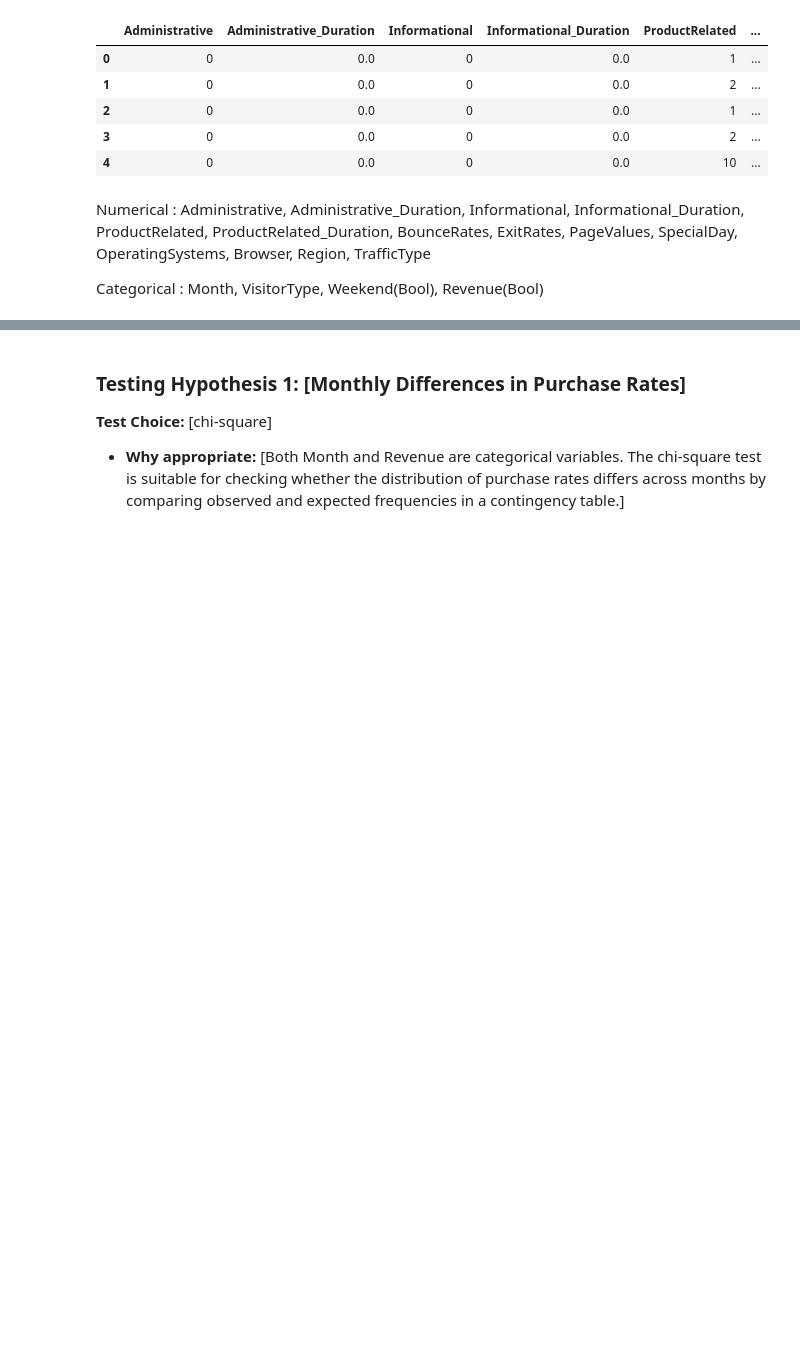
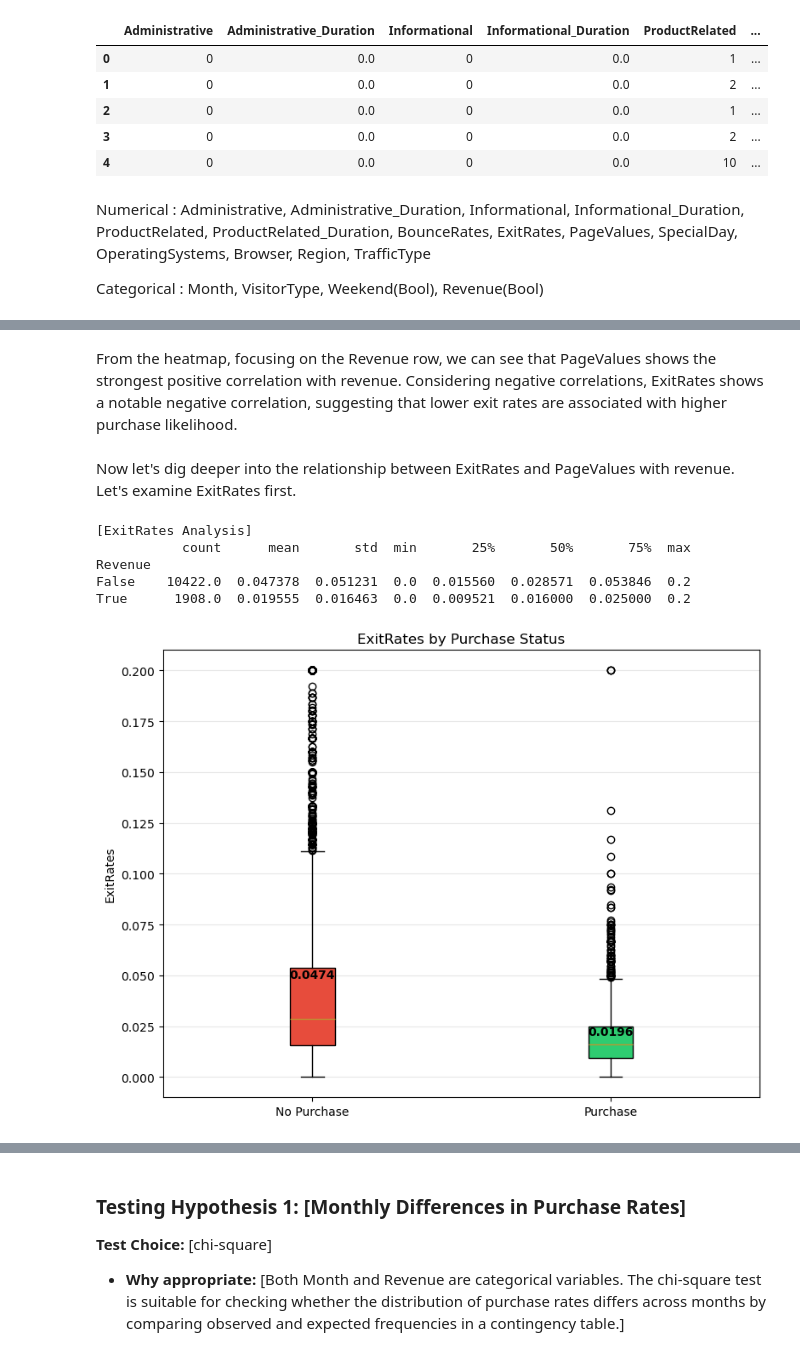
Before and after one commit to zachxwalton/spark-seprep, a Jupyter notebook: student-work/assignment-5/assignment5-Junyoung_Seo.ipynb, the cells around one changed output, grey strips where cells are left out. Drawn from its saved outputs; the diff is of its cells as text; code cells hidden in the pictures; blank space fills up the shorter version.

```diff
--- a/student-work/assignment-5/assignment5-Junyoung_Seo.ipynb
+++ b/student-work/assignment-5/assignment5-Junyoung_Seo.ipynb
@@ -297,0 +218,39 @@ Product-Related Behavior: Purchasing users view and spend more time on product-r
+# %% [markdown]
+From the heatmap, focusing on the Revenue row, we can see that PageValues shows the strongest positive correlation with revenue. Considering negative correlations, ExitRates shows a notable negative correlation, suggesting that lower exit rates are associated with higher purchase likelihood.
+# %% [markdown]
+Now let's dig deeper into the relationship between ExitRates and PageValues with revenue. Let's examine ExitRates first.
+# %%
+# Exit Rates Analysis
+print("\n[ExitRates Analysis]")
+
+exit_by_revenue = df.groupby('Revenue')['ExitRates'].describe()
+print(exit_by_revenue)
+
+# visualization
+fig, ax = plt.subplots(1, 1, figsize=(8, 6))
+
+exit_no = df[df['Revenue']==False]['ExitRates']
+exit_yes = df[df['Revenue']==True]['ExitRates']
+
+# box plot
+bp = ax.boxplot([exit_no, exit_yes], labels=['No Purchase', 'Purchase'], patch_artist=True)
+bp['boxes'][0].set_facecolor('#e74c3c')
+bp['boxes'][1].set_facecolor('#2ecc71')
+ax.set_ylabel('ExitRates')
+ax.set_title('ExitRates by Purchase Status')
+ax.grid(axis='y', alpha=0.3)
+
+# display average value
+means = [exit_no.mean(), exit_yes.mean()]
+for i, mean in enumerate(means):
+    ax.text(i+1, mean, f'{mean:.4f}', ha='center', va='bottom', fontweight='bold', fontsize=10)
+
+plt.tight_layout()
+plt.show()
+# %% [output]
+[ExitRates Analysis]
+           count      mean       std  min       25%       50%       75%  max
+Revenue
+False    10422.0  0.047378  0.051231  0.0  0.015560  0.028571  0.053846  0.2
+True      1908.0  0.019555  0.016463  0.0  0.009521  0.016000  0.025000  0.2
+[figure, added]
```
Also changed, not shown: parts of 32 cells of this notebook.
